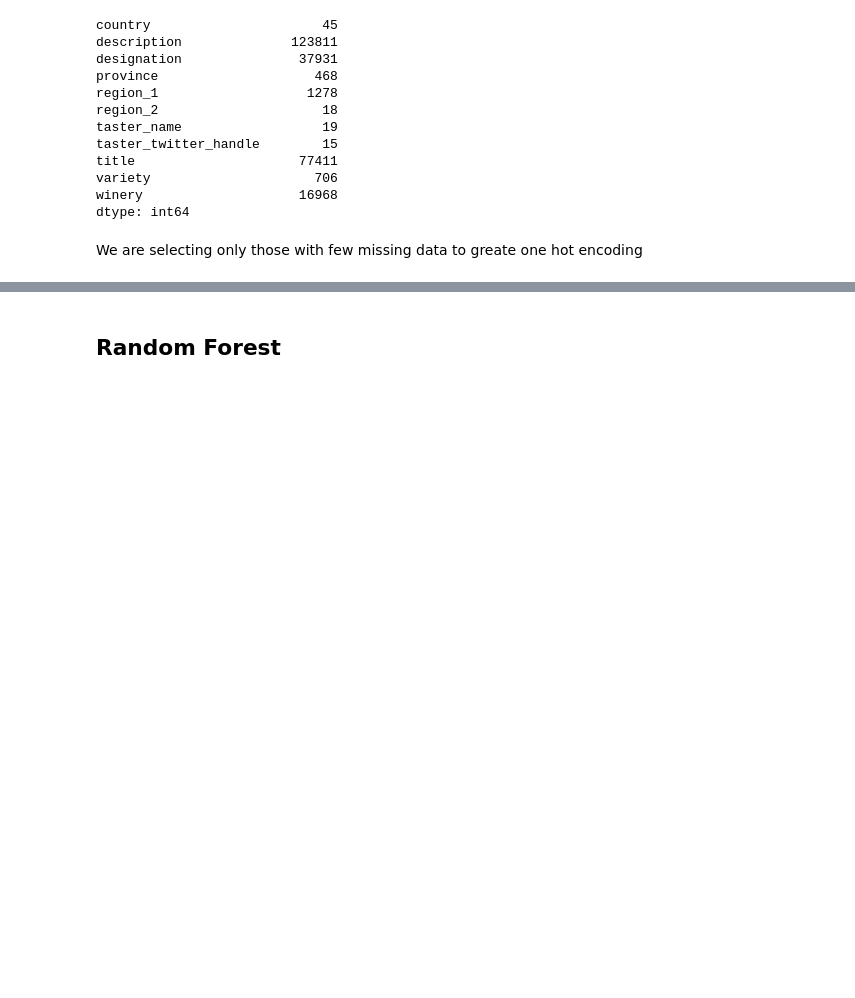
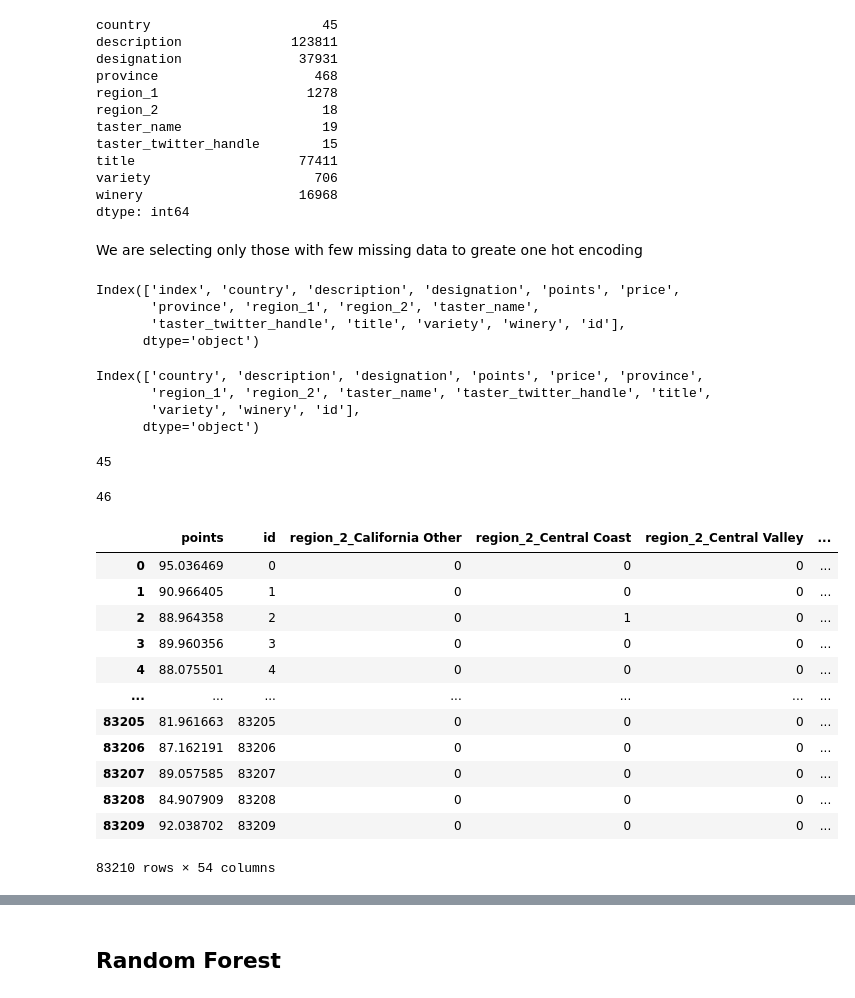
Before and after one commit to KANUBALAD/Group_One, a Jupyter notebook: Group 1.ipynb, the cells around one changed output, grey strips where cells are left out. Saved outputs shown, nothing was run; the diff lists cells and outputs as text; code cells hidden in the pictures; blank space fills up the shorter version.

```diff
--- a/Group 1.ipynb
+++ b/Group 1.ipynb
@@ -473 +493,39 @@ numerical_train_selected = pd.concat([numerical_train, taster_twitter_handle_cat
+# %%
+test.columns
+# %% [output]
+Index(['index', 'country', 'description', 'designation', 'points', 'price',
+       'province', 'region_1', 'region_2', 'taster_name',
+       'taster_twitter_handle', 'title', 'variety', 'winery', 'id'],
+      dtype='object')
+# %%
+train.columns
+# %% [output]
+Index(['country', 'description', 'designation', 'points', 'price', 'province',
+       'region_1', 'region_2', 'taster_name', 'taster_twitter_handle', 'title',
+       'variety', 'winery', 'id'],
+      dtype='object')
+# %%
+train.country.value_counts().count()
+# %% [output]
+45
+# %%
+test.country.value_counts().count()
+# %% [output]
+46
+# %%
+test_select
+# %% [output]
+|  | points | id | region_2_California Other | region_2_Central Coast | region_2_Central Valley | ... |
+| 0 | 95.036469 | 0 | 0 | 0 | 0 | ... |
+| 1 | 90.966405 | 1 | 0 | 0 | 0 | ... |
+| 2 | 88.964358 | 2 | 0 | 1 | 0 | ... |
+| 3 | 89.960356 | 3 | 0 | 0 | 0 | ... |
+| 4 | 88.075501 | 4 | 0 | 0 | 0 | ... |
+| ... | ... | ... | ... | ... | ... | ... |
+| 83205 | 81.961663 | 83205 | 0 | 0 | 0 | ... |
+| 83206 | 87.162191 | 83206 | 0 | 0 | 0 | ... |
+| 83207 | 89.057585 | 83207 | 0 | 0 | 0 | ... |
+| 83208 | 84.907909 | 83208 | 0 | 0 | 0 | ... |
+| 83209 | 92.038702 | 83209 | 0 | 0 | 0 | ... |
+83210 rows × 54 columns
 # %%
```
Also changed, not shown: parts of 40 cells of this notebook, 8 other files.
